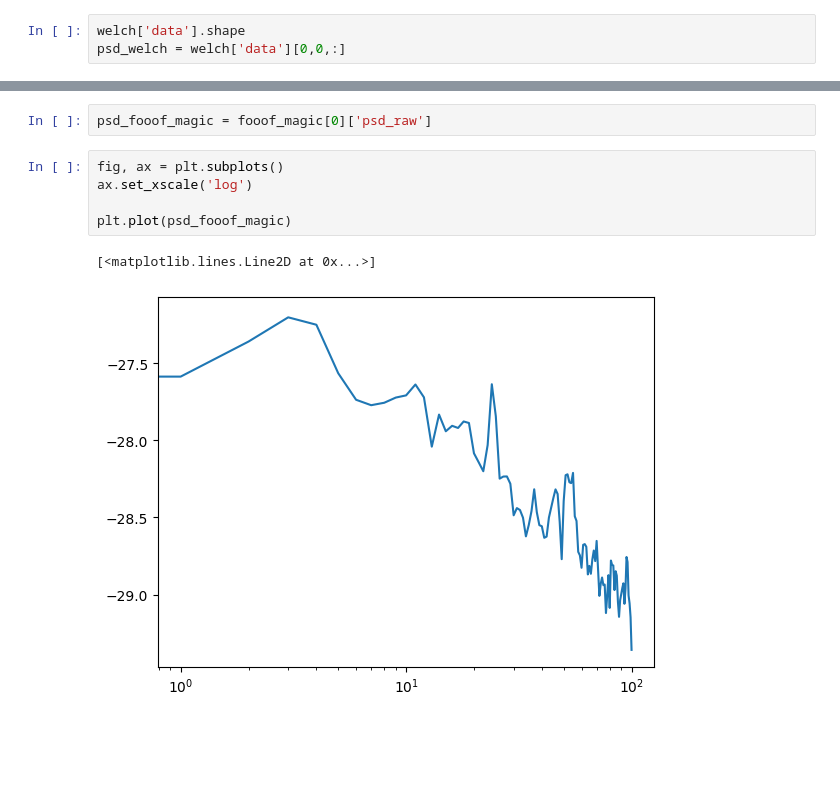
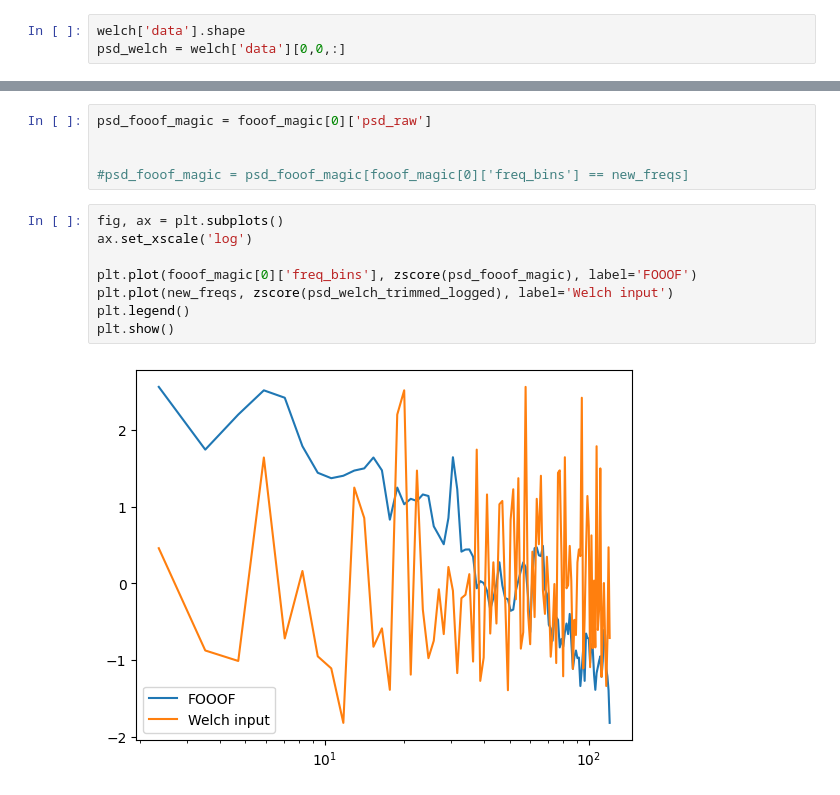
Before and after one commit to hyruuk/cc_saflow, a Jupyter notebook: notebooks/various_checks.ipynb, the cells around one changed output, grey strips where cells are left out. Saved outputs shown, nothing was run; the diff lists cells and outputs as text; blank space fills up the shorter version.

Commit message:
added zscore + figures notebook

```diff
--- a/notebooks/various_checks.ipynb
+++ b/notebooks/various_checks.ipynb
@@ -32,10 +51,15 @@ len(fooof['trial_fooofs'])
 # %%
 psd_fooof_magic = fooof_magic[0]['psd_raw']
+
+
+#psd_fooof_magic = psd_fooof_magic[fooof_magic[0]['freq_bins'] == new_freqs]
 # %%
 fig, ax = plt.subplots()
 ax.set_xscale('log')
 
-plt.plot(psd_fooof_magic)
+plt.plot(fooof_magic[0]['freq_bins'], zscore(psd_fooof_magic), label='FOOOF')
+plt.plot(new_freqs, zscore(psd_welch_trimmed_logged), label='Welch input')
+plt.legend()
+plt.show()
 # %% [output]
-[<matplotlib.lines.Line2D at 0x...>]
-[figure, old version]
+[figure, new version]
```
Also changed, not shown: parts of 7 cells of this notebook, 4 other files.
